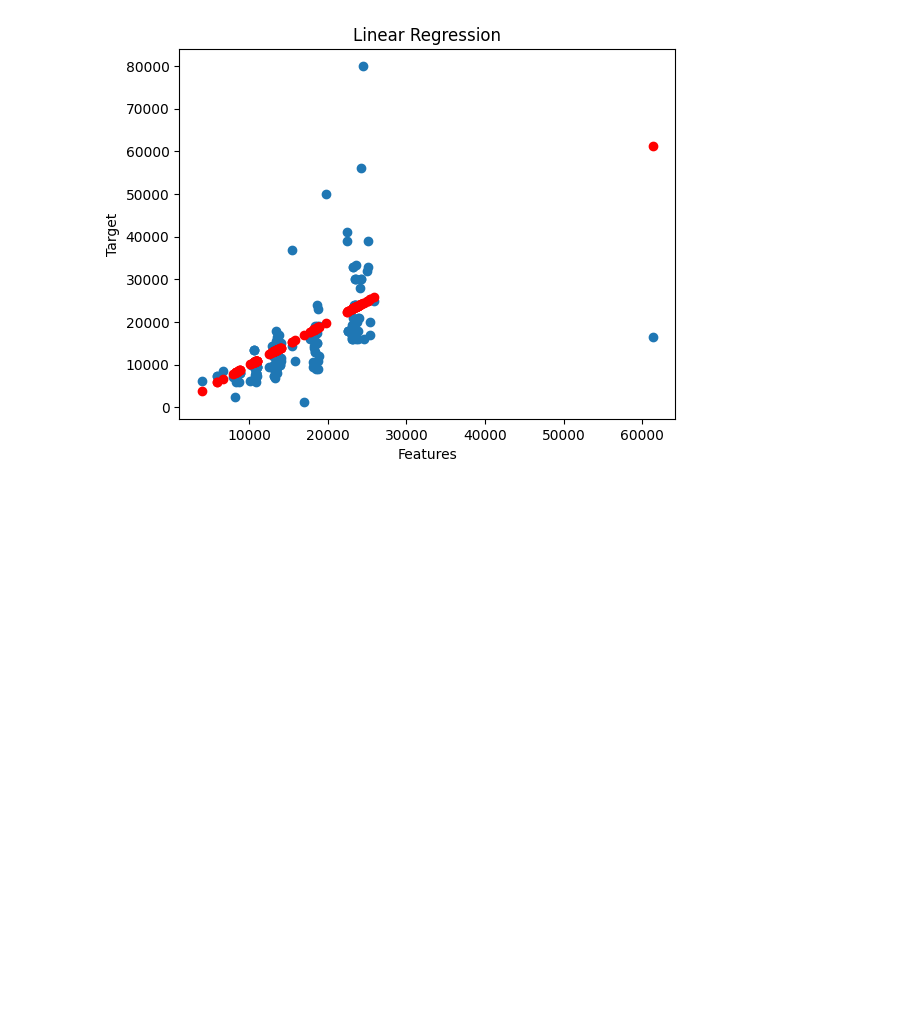
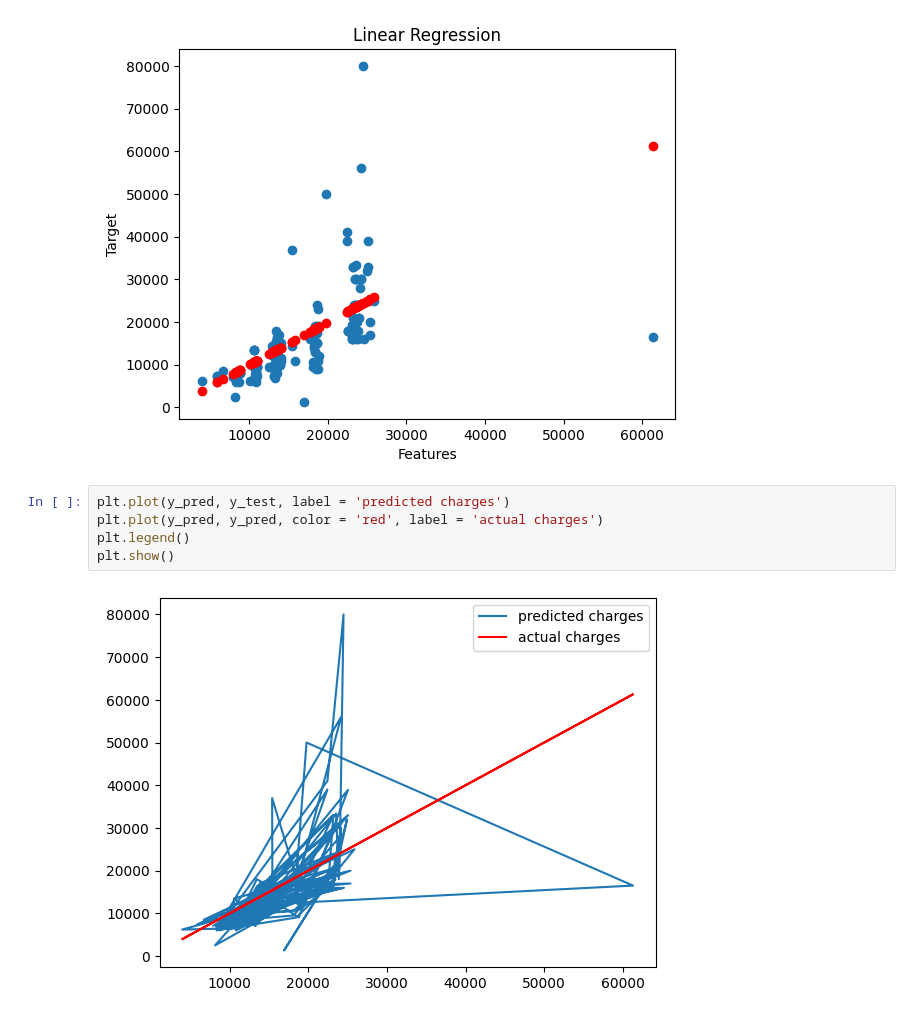
Before and after one commit to Meghna2395/NextHikes--Feature-Extraction-and-Price-Prediction-for-Mobile-Phones, a Jupyter notebook: Feature Extraction and Price Prediction for Mobile Phones.ipynb, the cells around one changed output. Drawn from its saved outputs; the diff is of its cells as text; blank space fills up the shorter version.

```diff
--- a/Feature Extraction and Price Prediction for Mobile Phones.ipynb
+++ b/Feature Extraction and Price Prediction for Mobile Phones.ipynb
@@ -257,3 +257,10 @@ plt.title("Linear Regression")
 plt.show()
 # %% [output]
 [figure]
+# %%
+plt.plot(y_pred, y_test, label = 'predicted charges')
+plt.plot(y_pred, y_pred, color = 'red', label = 'actual charges')
+plt.legend()
+plt.show()
+# %% [output]
+[figure, added]
```
